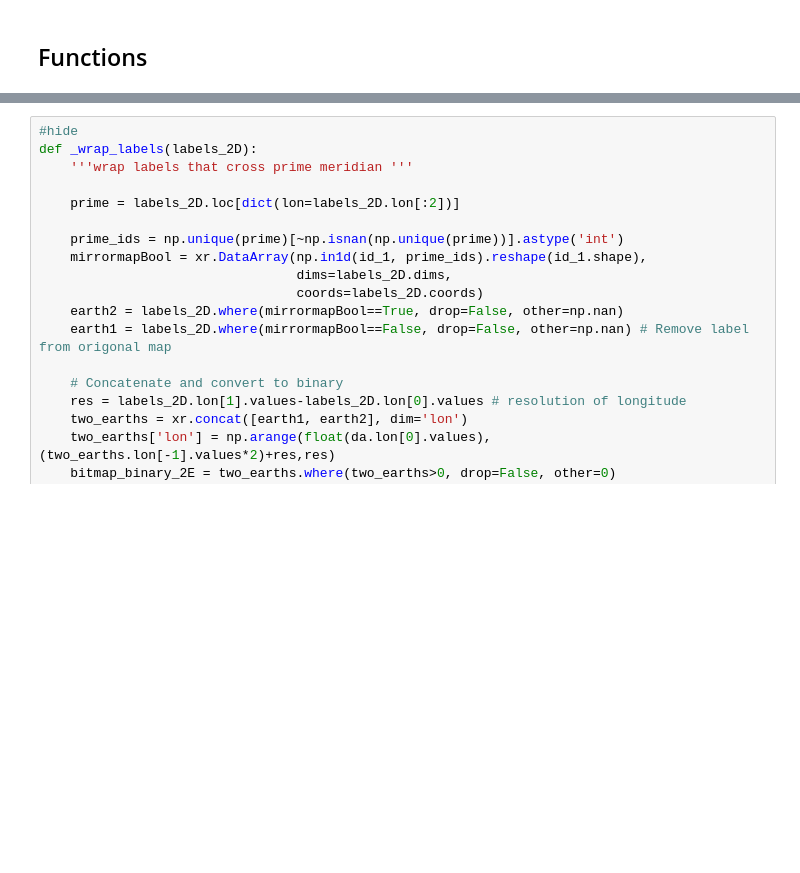
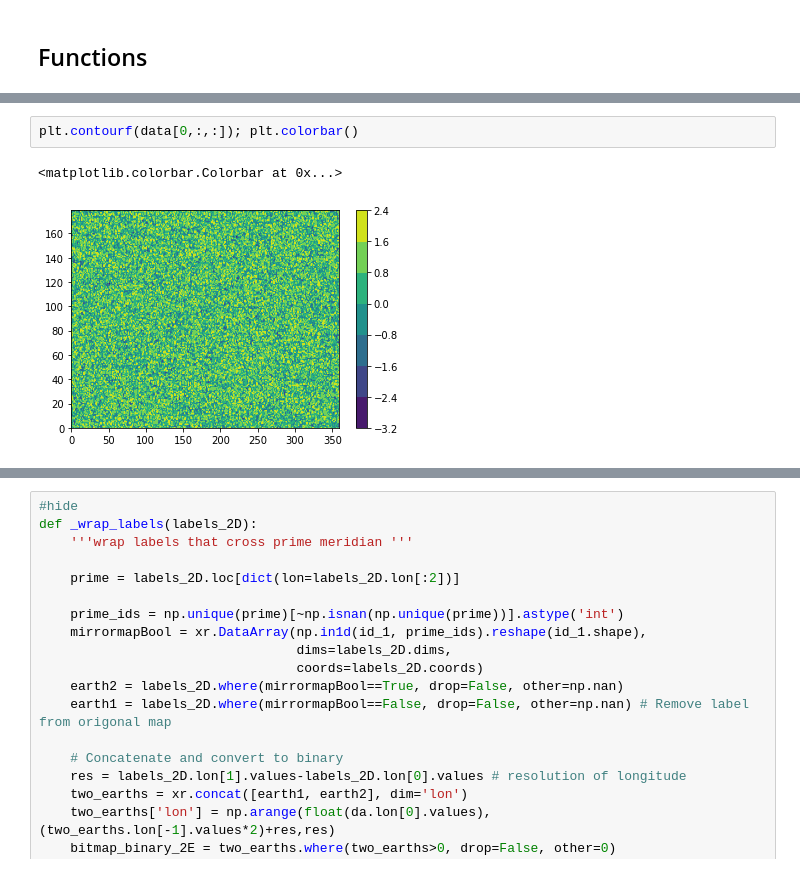
Before and after one commit to rabernat/ocetrac, a Jupyter notebook: 00_core.ipynb, the cells around one changed output, grey strips where cells are left out. Drawn from its saved outputs; the diff is of its cells as text; blank space fills up the shorter version.

```diff
--- a/00_core.ipynb
+++ b/00_core.ipynb
@@ -44,0 +110,5 @@ def _morphological_operations(data, include_poles=False, radius=8):
+# %%
+plt.contourf(data[0,:,:]); plt.colorbar()
+# %% [output]
+<matplotlib.colorbar.Colorbar at 0x...>
+[figure, added]
```
Also changed, not shown: parts of 13 cells of this notebook, 2 other files.
